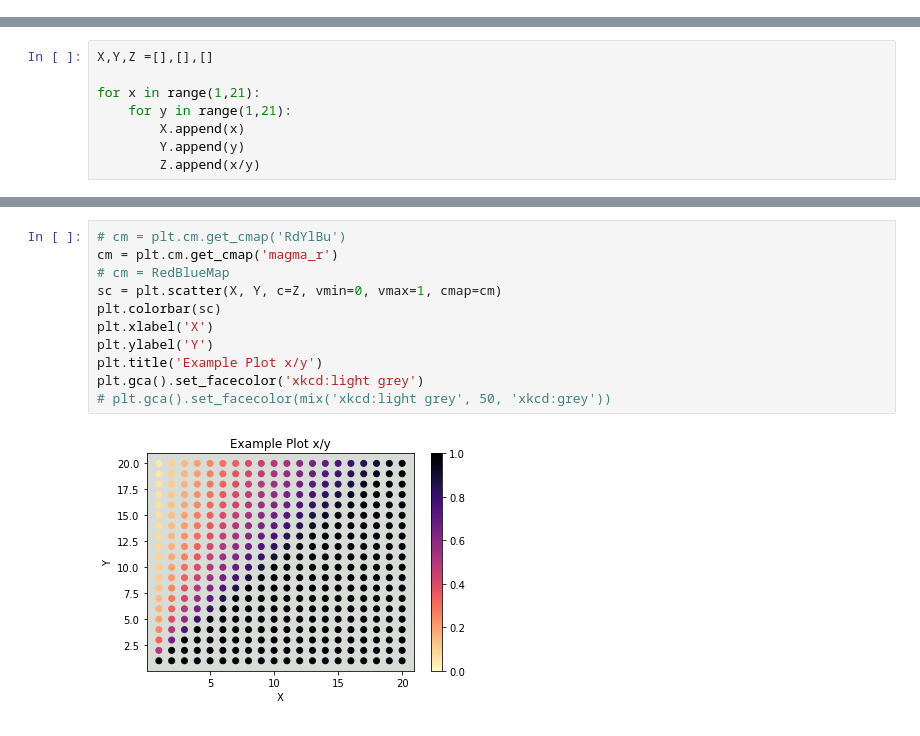
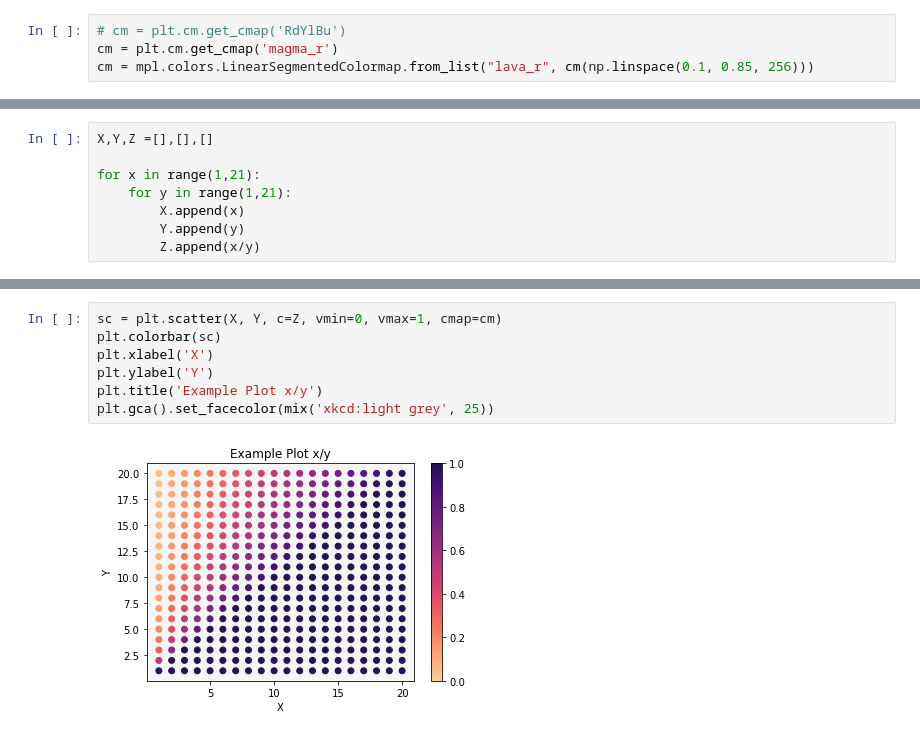
Before and after one commit to ptrunschke/block_sparse_tt, a Jupyter notebook: recovery_phase_diagram.ipynb, the cells around one changed output, grey strips where cells are left out. Saved outputs shown, nothing was run; the diff lists cells and outputs as text.

Commit message:
improve recovery phase diagram

```diff
--- a/recovery_phase_diagram.ipynb
+++ b/recovery_phase_diagram.ipynb
@@ -2,6 +2,10 @@
 import numpy as np
 import matplotlib as mpl
 import matplotlib.pyplot as plt
+# %%
+# cm = plt.cm.get_cmap('RdYlBu')
+cm = plt.cm.get_cmap('magma_r')
+cm = mpl.colors.LinearSegmentedColormap.from_list("lava_r", cm(np.linspace(0.1, 0.85, 256)))
 # %%
 def mix(*color_value_list, alpha=True):
     if alpha:
@@ -47,13 +36,9 @@ RedBlueMap = mpl.colors.LinearSegmentedColormap.from_list('RedBlue', homotopy(st
 # %%
-# cm = plt.cm.get_cmap('RdYlBu')
-cm = plt.cm.get_cmap('magma_r')
-# cm = RedBlueMap
 sc = plt.scatter(X, Y, c=Z, vmin=0, vmax=1, cmap=cm)
 plt.colorbar(sc)
 plt.xlabel('X')
 plt.ylabel('Y')
 plt.title('Example Plot x/y')
-plt.gca().set_facecolor('xkcd:light grey')
-# plt.gca().set_facecolor(mix('xkcd:light grey', 50, 'xkcd:grey'))
+plt.gca().set_facecolor(mix('xkcd:light grey', 25))
 # %% [output]
-[figure, old version]
+[figure, new version]
```
Also changed, not shown: parts of 1 cell of this notebook.
